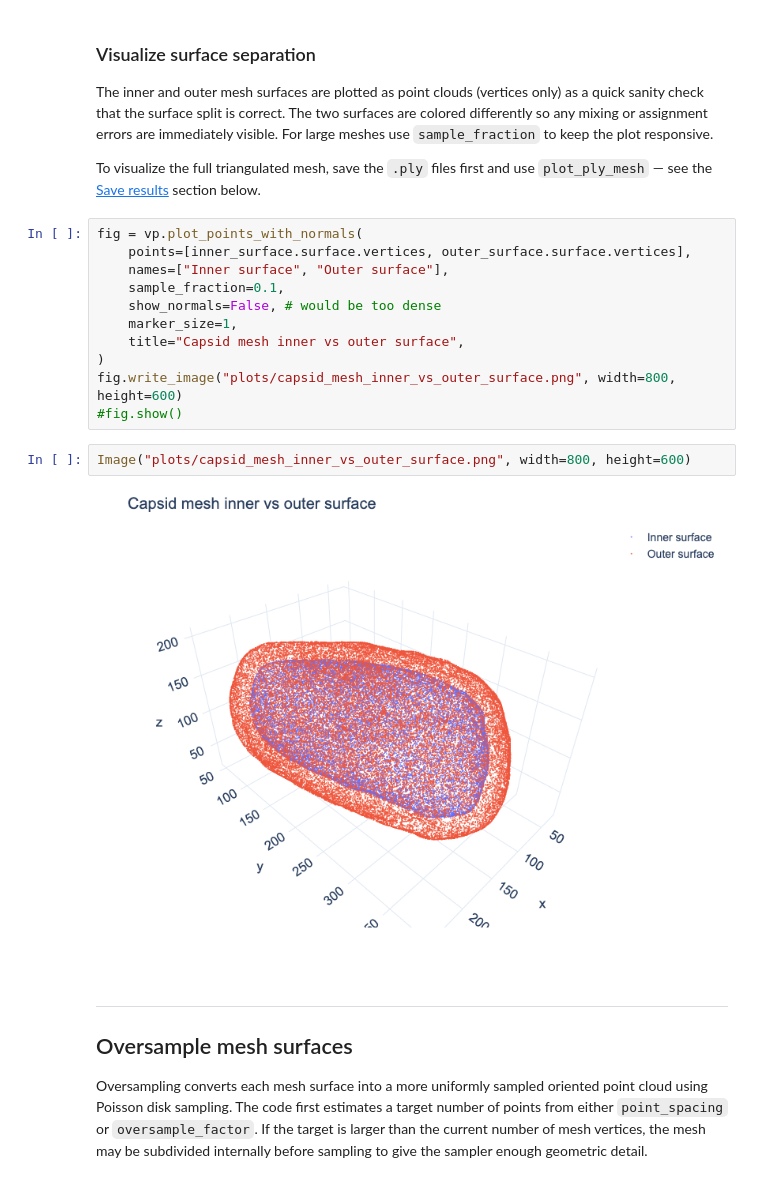
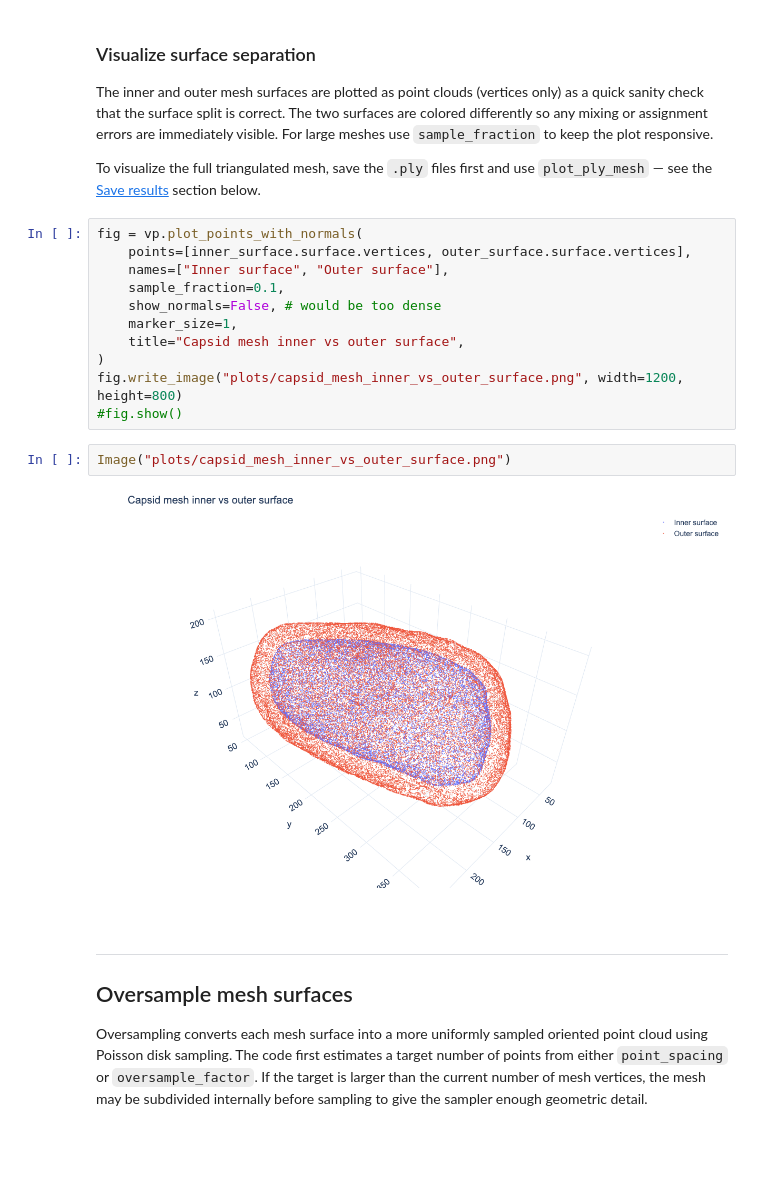
Before and after one commit to turonova/cryoCAT, a Jupyter notebook: docs/source/tutorials/surface_sampling/oversample_capsid.ipynb, the cells around one changed output. Saved outputs shown, nothing was run; the diff lists cells and outputs as text; blank space fills up the shorter version.

```diff
--- a/docs/source/tutorials/surface_sampling/oversample_capsid.ipynb
+++ b/docs/source/tutorials/surface_sampling/oversample_capsid.ipynb
@@ -175,12 +175,12 @@ fig = vp.plot_points_with_normals(
     marker_size=1,
     title="Capsid mesh inner vs outer surface",
 )
-fig.write_image("plots/capsid_mesh_inner_vs_outer_surface.png", width=800, height=600)
+fig.write_image("plots/capsid_mesh_inner_vs_outer_surface.png", width=1200, height=800)
 #fig.show()
 # %%
-Image("plots/capsid_mesh_inner_vs_outer_surface.png", width=800, height=600)
+Image("plots/capsid_mesh_inner_vs_outer_surface.png")
 # %% [output]
-[figure, old version]
+[figure, new version]
 # %% [markdown]
 ---
 
```
Also changed, not shown: parts of 11 cells of this notebook, 18 other files.
